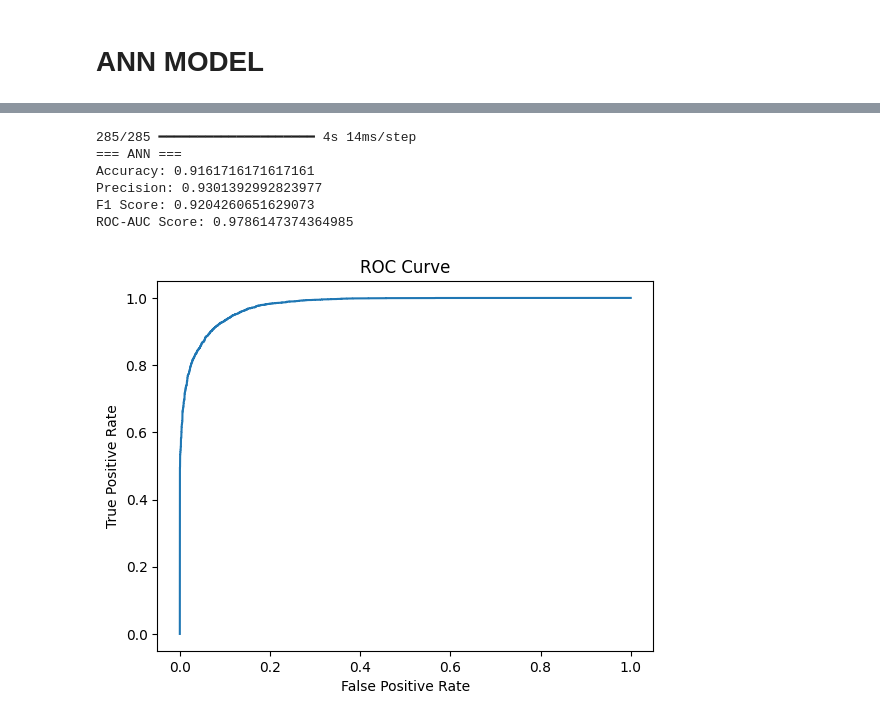
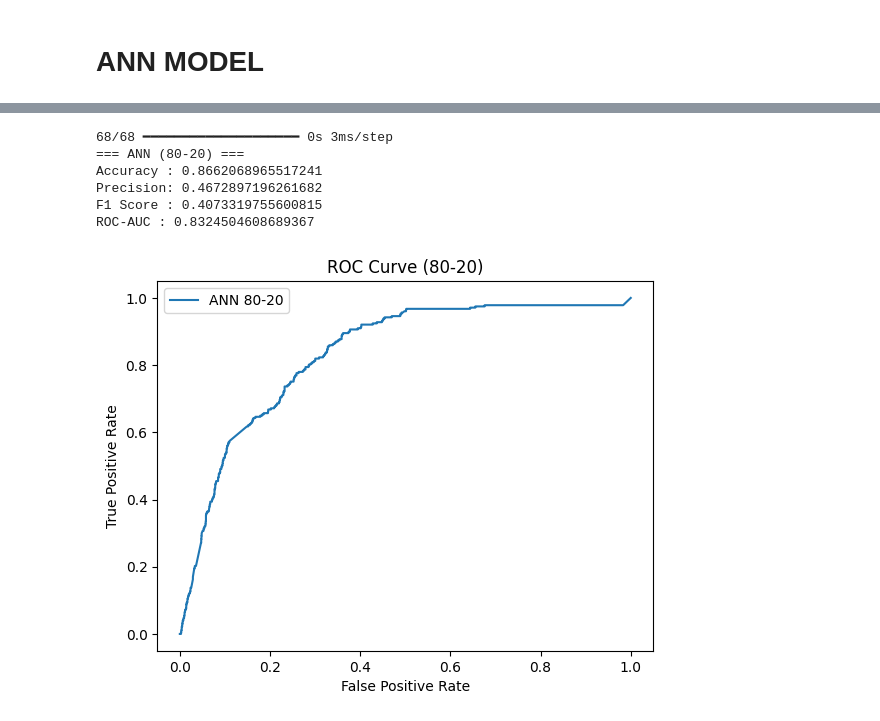
Before and after one commit to MehulShukla-git/Movie_Recommendation_System, a Jupyter notebook: ANN.ipynb, the cells around one changed output, grey strips where cells are left out. Saved outputs shown, nothing was run; the diff lists cells and outputs as text; code cells hidden in the pictures.

```diff
--- a/ANN.ipynb
+++ b/ANN.ipynb
@@ -151,34 +150,32 @@ Epoch 5/5
 # %%
 from sklearn.metrics import accuracy_score, precision_score, f1_score, roc_curve, roc_auc_score
 
-# Predictions
-y_pred_prob = ann.predict(X_test_dense)
-y_pred = (y_pred_prob > 0.5).astype("int32")
+y_prob_80 = ann_80.predict(X_test_20)
+y_pred_80 = (y_prob_80 > 0.5).astype(int)
 
-# Metrics
-print("=== ANN ===")
-print("Accuracy:", accuracy_score(y_test, y_pred))
-print("Precision:", precision_score(y_test, y_pred))
-print("F1 Score:", f1_score(y_test, y_pred))
+print("=== ANN (80-20) ===")
+print("Accuracy :", accuracy_score(y_test_20, y_pred_80))
+print("Precision:", precision_score(y_test_20, y_pred_80))
+print("F1 Score :", f1_score(y_test_20, y_pred_80))
 
-# ROC AUC
-auc = roc_auc_score(y_test, y_pred_prob)
-print("ROC-AUC Score:", auc)
-
-# ROC Curve
-fpr, tpr, _ = roc_curve(y_test, y_pred_prob)
-
-plt.figure()
-plt.plot(fpr, tpr)
-plt.xlabel("False Positive Rate")
-plt.ylabel("True Positive Rate")
-plt.title("ROC Curve")
-plt.show()
+auc_80 = roc_auc_score(y_test_20, y_prob_80)
+print("ROC-AUC :", auc_80)
 # %% [output]
-285/285 ━━━━━━━━━━━━━━━━━━━━ 4s 14ms/step
-=== ANN ===
-Accuracy: 0.9161716171617161
-Precision: 0.9301392992823977
-F1 Score: 0.9204260651629073
-ROC-AUC Score: 0.9786147374364985
+68/68 ━━━━━━━━━━━━━━━━━━━━ 0s 3ms/step
+=== ANN (80-20) ===
+Accuracy : 0.8662068965517241
+Precision: 0.4672897196261682
+F1 Score : 0.4073319755600815
+ROC-AUC : 0.8324504608689367
-[figure, removed]
+# %%
+fpr_80, tpr_80, _ = roc_curve(y_test_20, y_prob_80)
+
+plt.figure()
+plt.plot(fpr_80, tpr_80, label="ANN 80-20")
+plt.xlabel("False Positive Rate")
+plt.ylabel("True Positive Rate")
+plt.title("ROC Curve (80-20)")
+plt.legend()
+plt.show()
+# %% [output]
+[figure, added]
```
Also changed, not shown: parts of 16 cells of this notebook.
